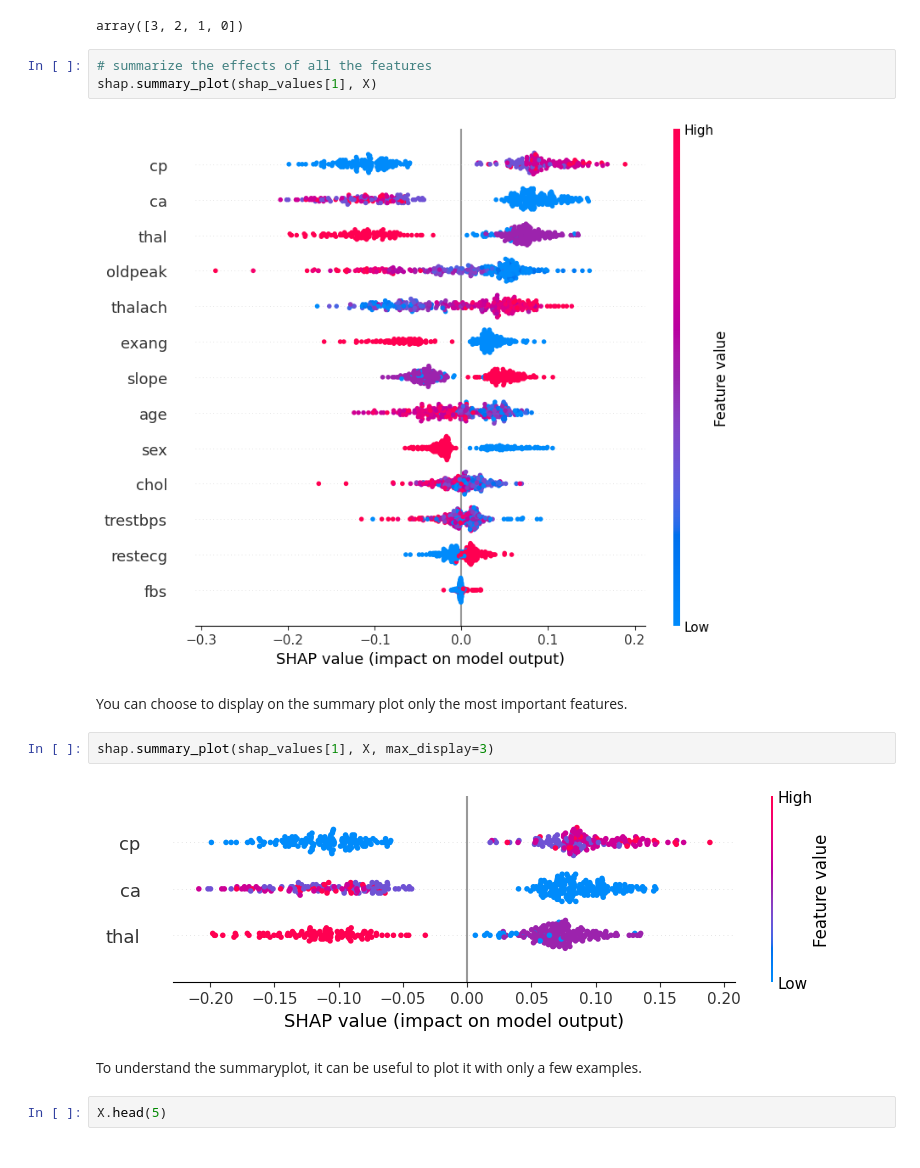
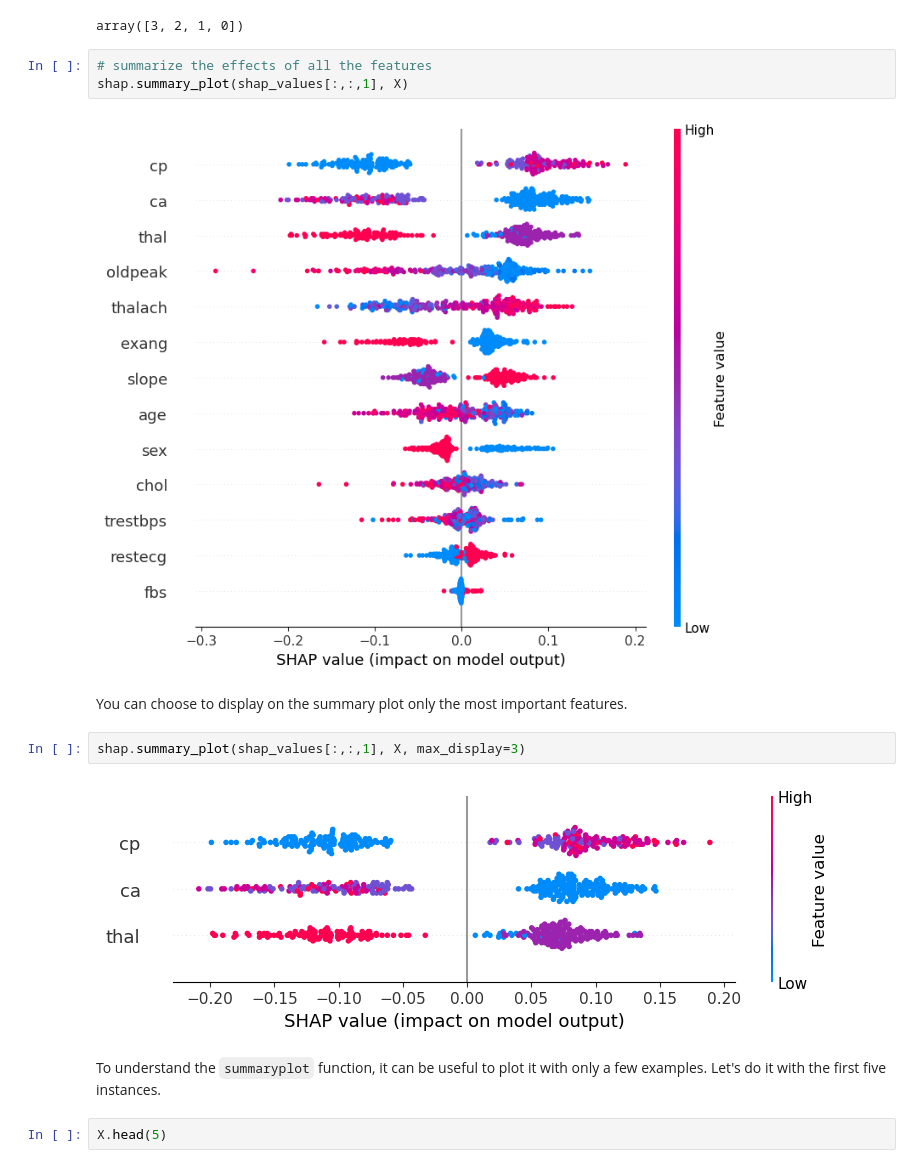
Before and after one commit to AILAB-CEFET-RJ/cic1205, a Jupyter notebook: notebooks/shap_values_tutorial-2.ipynb, the cells around one changed output. Saved outputs shown, nothing was run; the diff lists cells and outputs as text.

Commit message:
Update SHAP notebooks

```diff
--- a/notebooks/shap_values_tutorial-2.ipynb
+++ b/notebooks/shap_values_tutorial-2.ipynb
@@ -294,17 +326,17 @@ X.cp.unique()
 array([3, 2, 1, 0])
 # %%
 # summarize the effects of all the features
-shap.summary_plot(shap_values[1], X)
+shap.summary_plot(shap_values[:,:,1], X)
 # %% [output]
-[figure, old version]
+[figure, new version]
 # %% [markdown]
 You can choose to display on the summary plot only the most important features.
 # %%
-shap.summary_plot(shap_values[1], X, max_display=3)
+shap.summary_plot(shap_values[:,:,1], X, max_display=3)
 # %% [output]
-[figure, old version]
+[figure, new version]
 # %% [markdown]
-To understand the summaryplot, it can be useful to plot it with only a few examples.
+To understand the `summaryplot` function, it can be useful to plot it with only a few examples. Let's do it with the first five instances.
 # %%
 X.head(5)
 # %% [output]
```
Also changed, not shown: parts of 17 cells of this notebook, 1 other file.
